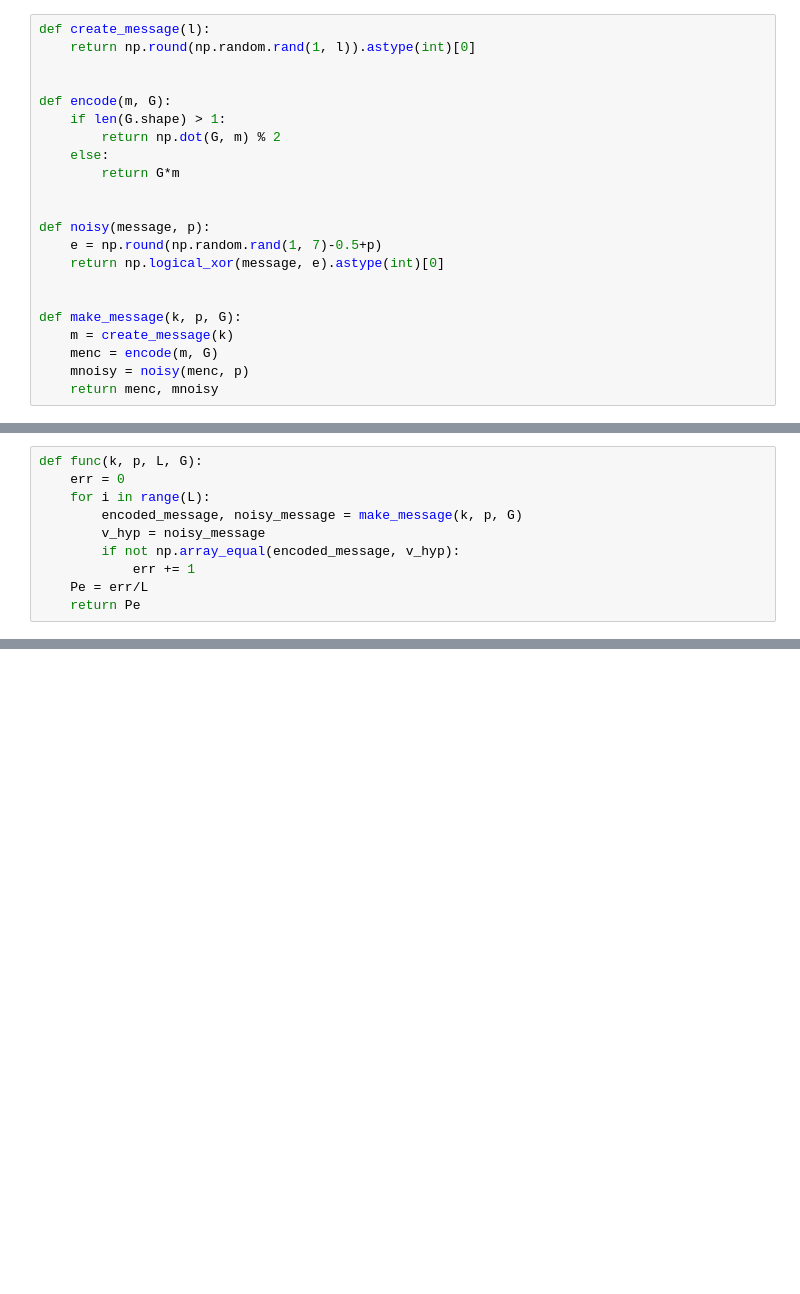
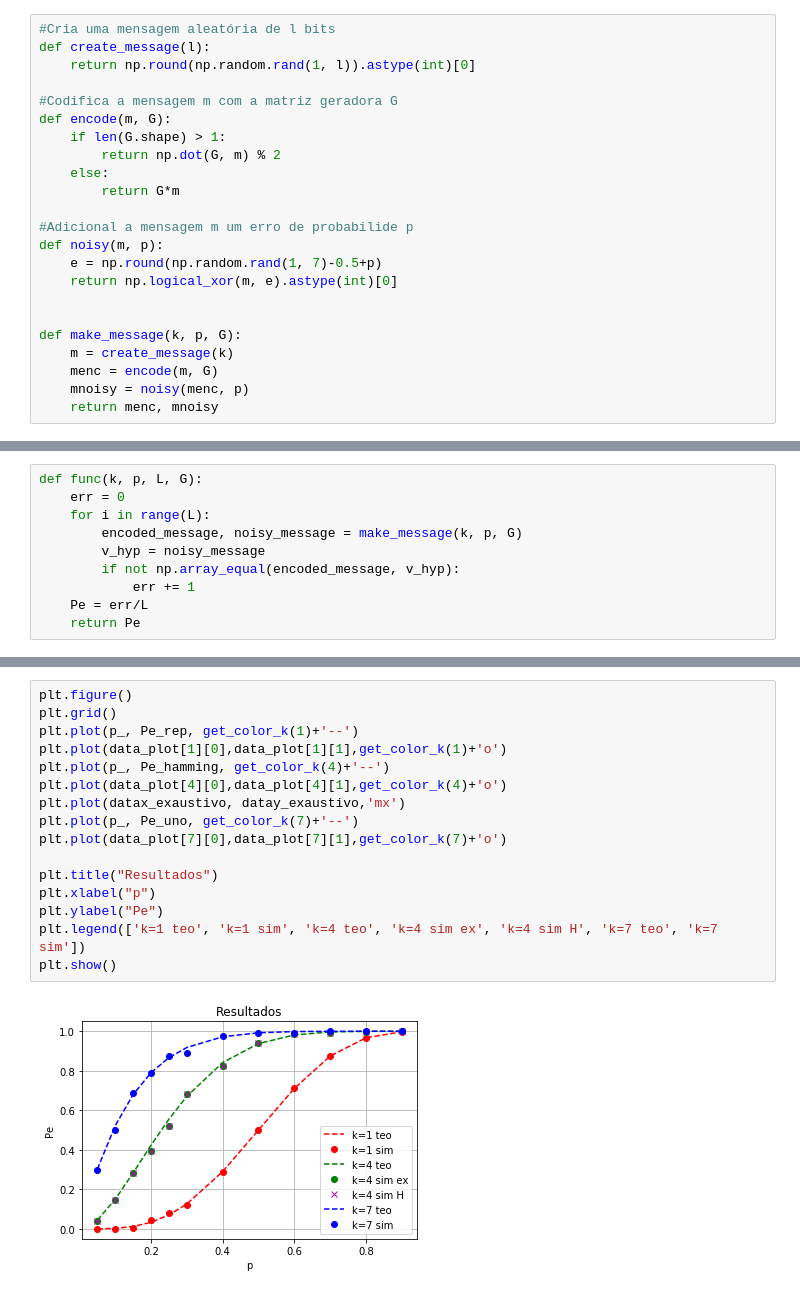
Before and after one commit to alucassch/HW1_EEL7416, a Jupyter notebook: hw1_intro_cod.ipynb, the cells around one changed output, grey strips where cells are left out. Cells and saved outputs as stored; diff of their text form; blank space fills up the shorter version.

Commit message:
adiciona texto

```diff
--- a/hw1_intro_cod.ipynb
+++ b/hw1_intro_cod.ipynb
@@ -43,18 +98,19 @@ def get_color_k(k):
 # %%
+#Cria uma mensagem aleatória de l bits
 def create_message(l):
     return np.round(np.random.rand(1, l)).astype(int)[0]
 
-
+#Codifica a mensagem m com a matriz geradora G
 def encode(m, G):
     if len(G.shape) > 1:
         return np.dot(G, m) % 2
     else:
         return G*m
 
-
-def noisy(message, p):
+#Adicional a mensagem m um erro de probabilide p
+def noisy(m, p):
     e = np.round(np.random.rand(1, 7)-0.5+p)
-    return np.logical_xor(message, e).astype(int)[0]
+    return np.logical_xor(m, e).astype(int)[0]
 
 
 def make_message(k, p, G):
@@ -260,0 +368,18 @@ k = 7 -> 7/7
+# %%
+plt.figure()
+plt.grid()
+plt.plot(p_, Pe_rep, get_color_k(1)+'--')
+plt.plot(data_plot[1][0],data_plot[1][1],get_color_k(1)+'o')
+plt.plot(p_, Pe_hamming, get_color_k(4)+'--')
+plt.plot(data_plot[4][0],data_plot[4][1],get_color_k(4)+'o')
+plt.plot(datax_exaustivo, datay_exaustivo,'mx')
+plt.plot(p_, Pe_uno, get_color_k(7)+'--')
+plt.plot(data_plot[7][0],data_plot[7][1],get_color_k(7)+'o')
+
+plt.title("Resultados")
+plt.xlabel("p")
+plt.ylabel("Pe")
+plt.legend(['k=1 teo', 'k=1 sim', 'k=4 teo', 'k=4 sim ex', 'k=4 sim H', 'k=7 teo', 'k=7 sim'])
+plt.show()
+# %% [output]
+[figure, added]
```
Also changed, not shown: parts of 16 cells of this notebook.
